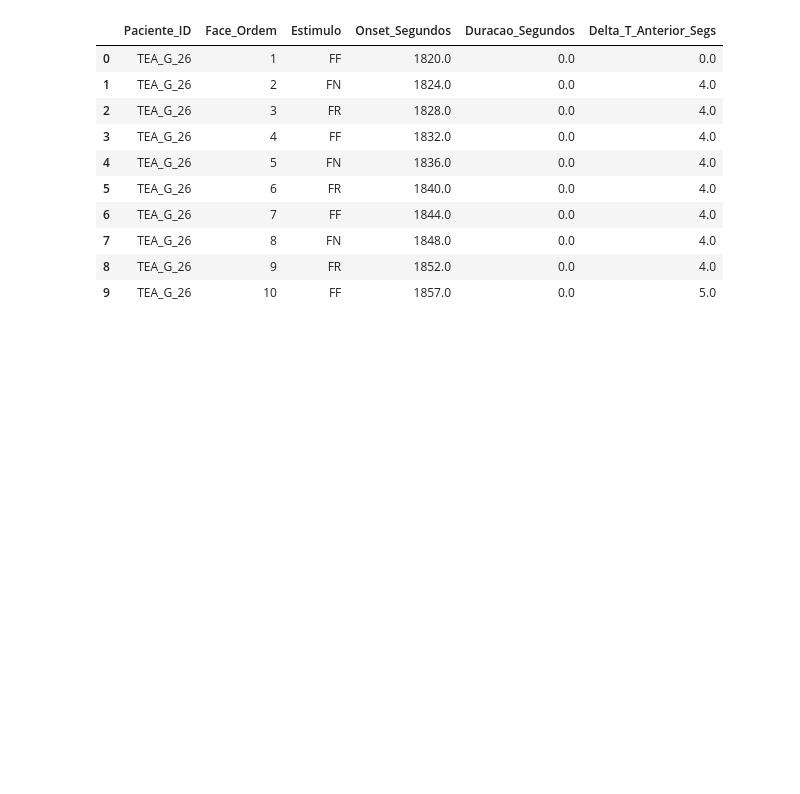
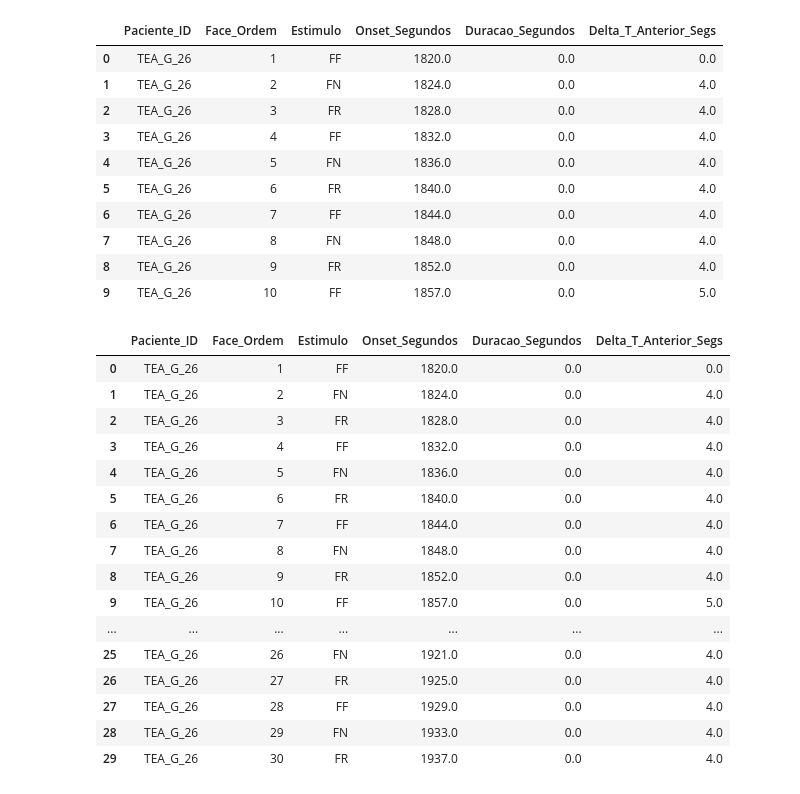
Before and after one commit to brunoandrade-osw/eeg-asd-classification, a Jupyter notebook: notebooks/09_ET_trying.ipynb, the cells around one changed output. Saved outputs shown, nothing was run; the diff lists cells and outputs as text; code cells hidden in the pictures; blank space fills up the shorter version.

```diff
--- a/notebooks/09_ET_trying.ipynb
+++ b/notebooks/09_ET_trying.ipynb
@@ -231,3 +231,24 @@ Ficheiro salvo em: ../results/tabela_tempos_estimulos_faces.csv
 | 7 | TEA_G_26 | 8 | FN | 1848.0 | 0.0 | 4.0 |
 | 8 | TEA_G_26 | 9 | FR | 1852.0 | 0.0 | 4.0 |
 | 9 | TEA_G_26 | 10 | FF | 1857.0 | 0.0 | 5.0 |
+# %%
+# Exibe as primeiras 10 linhas para conferência imediata
+display(df_onsets.head(30))
+# %% [output]
+|  | Paciente_ID | Face_Ordem | Estimulo | Onset_Segundos | Duracao_Segundos | Delta_T_Anterior_Segs |
+| 0 | TEA_G_26 | 1 | FF | 1820.0 | 0.0 | 0.0 |
+| 1 | TEA_G_26 | 2 | FN | 1824.0 | 0.0 | 4.0 |
+| 2 | TEA_G_26 | 3 | FR | 1828.0 | 0.0 | 4.0 |
+| 3 | TEA_G_26 | 4 | FF | 1832.0 | 0.0 | 4.0 |
+| 4 | TEA_G_26 | 5 | FN | 1836.0 | 0.0 | 4.0 |
+| 5 | TEA_G_26 | 6 | FR | 1840.0 | 0.0 | 4.0 |
+| 6 | TEA_G_26 | 7 | FF | 1844.0 | 0.0 | 4.0 |
+| 7 | TEA_G_26 | 8 | FN | 1848.0 | 0.0 | 4.0 |
+| 8 | TEA_G_26 | 9 | FR | 1852.0 | 0.0 | 4.0 |
+| 9 | TEA_G_26 | 10 | FF | 1857.0 | 0.0 | 5.0 |
+| ... | ... | ... | ... | ... | ... | ... |
+| 25 | TEA_G_26 | 26 | FN | 1921.0 | 0.0 | 4.0 |
+| 26 | TEA_G_26 | 27 | FR | 1925.0 | 0.0 | 4.0 |
+| 27 | TEA_G_26 | 28 | FF | 1929.0 | 0.0 | 4.0 |
+| 28 | TEA_G_26 | 29 | FN | 1933.0 | 0.0 | 4.0 |
+| 29 | TEA_G_26 | 30 | FR | 1937.0 | 0.0 | 4.0 |
```
Also changed, not shown: parts of 5 cells of this notebook, 1 other file.
